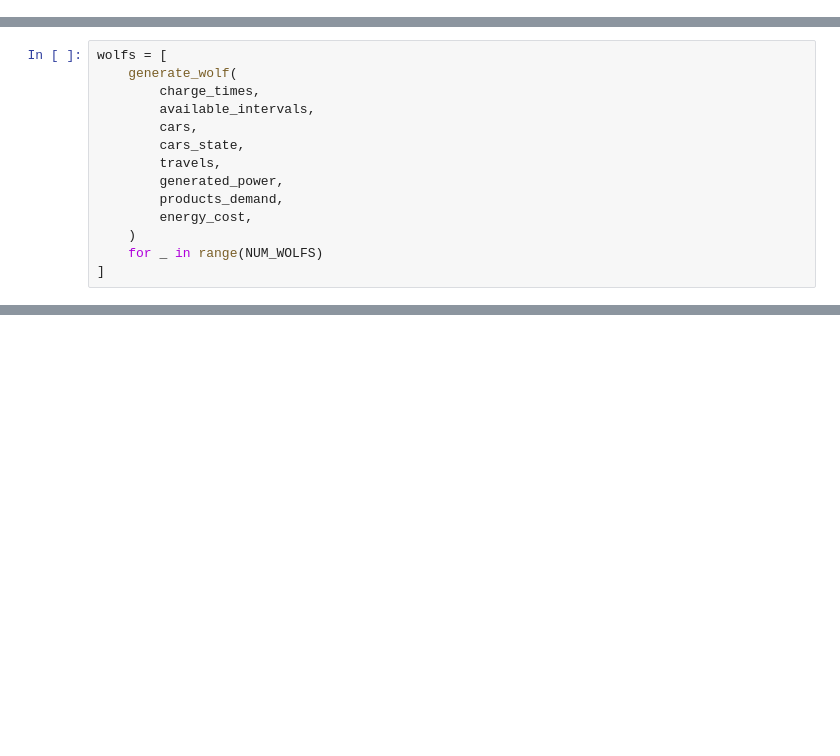
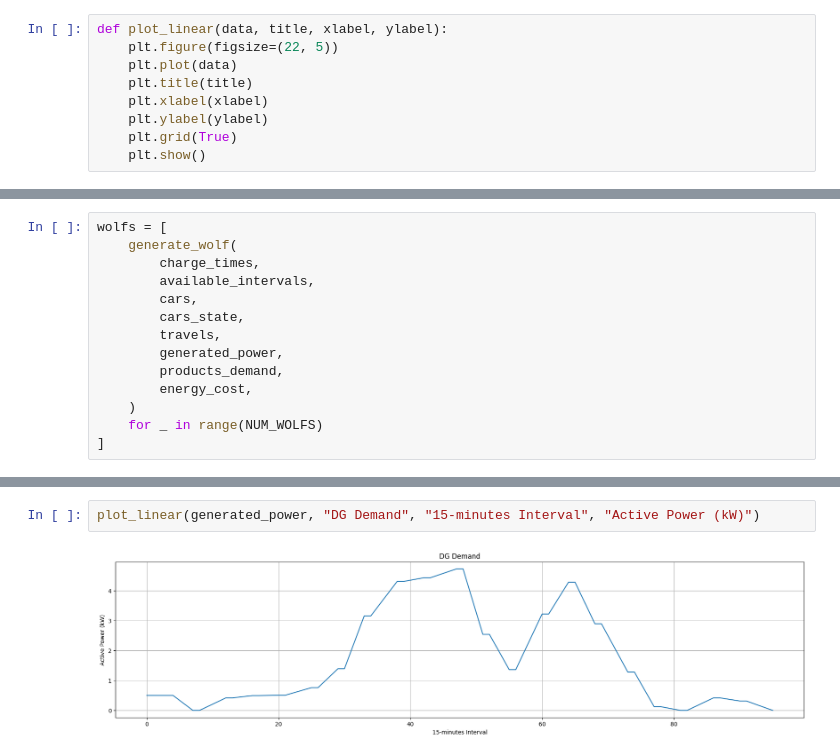
Before and after one commit to pachecowillians/grey-wolf-optimization, a Jupyter notebook: gwo_evrp.ipynb, the cells around one changed output, grey strips where cells are left out. Drawn from its saved outputs; the diff is of its cells as text; blank space fills up the shorter version.

```diff
--- a/gwo_evrp.ipynb
+++ b/gwo_evrp.ipynb
@@ -339,3 +339,12 @@ def is_valid_providing_list(cars_state, car):
             return False
 
     return True
+# %%
+def plot_linear(data, title, xlabel, ylabel):
+    plt.figure(figsize=(22, 5))
+    plt.plot(data)
+    plt.title(title)
+    plt.xlabel(xlabel)
+    plt.ylabel(ylabel)
+    plt.grid(True)
+    plt.show()
@@ -569,0 +605,4 @@ print(wolfs[0])
+# %%
+plot_linear(generated_power, "DG Demand", "15-minutes Interval", "Active Power (kW)")
+# %% [output]
+[figure, added]
```
Also changed, not shown: parts of 19 cells of this notebook.
